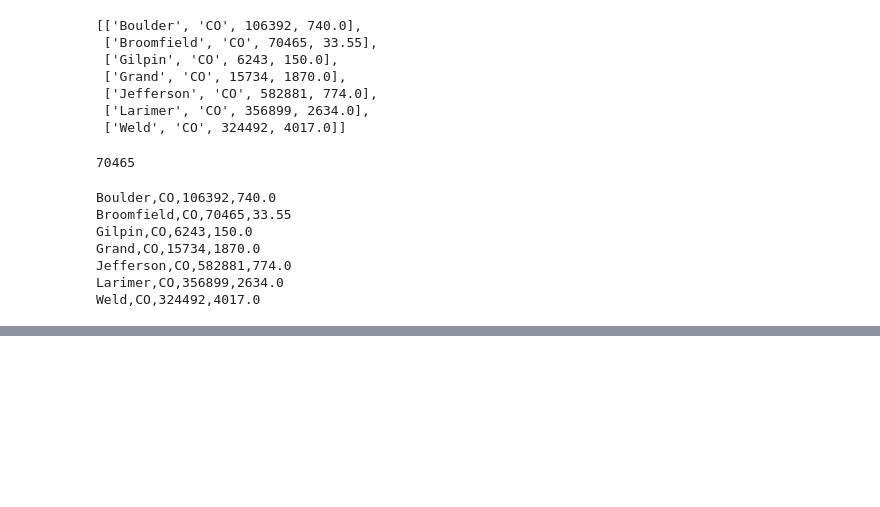
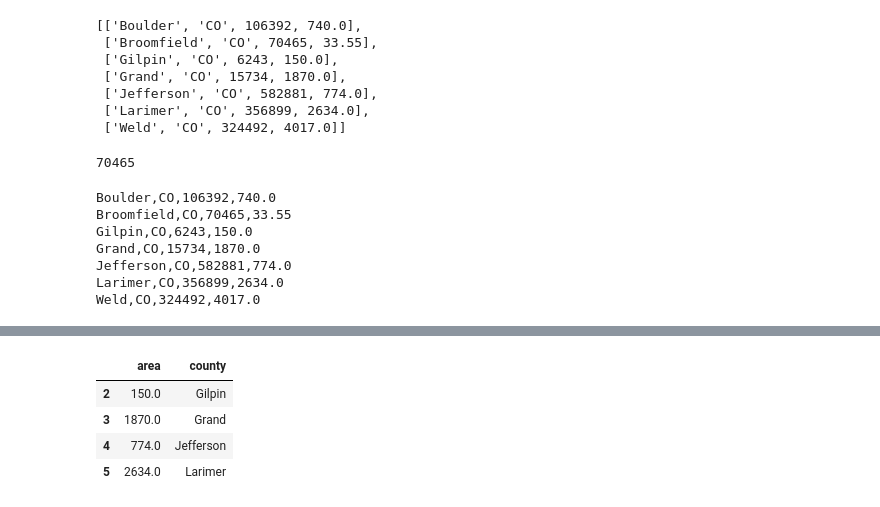
Before and after one commit to jtstanley/DS2_materials, a Jupyter notebook: Intro_python_discussion.ipynb, the cells around one changed output, grey strips where cells are left out. Saved outputs shown, nothing was run; the diff lists cells and outputs as text; code cells hidden in the pictures; blank space fills up the shorter version.

```diff
--- a/Intro_python_discussion.ipynb
+++ b/Intro_python_discussion.ipynb
@@ -322,0 +444,11 @@ Weld,CO,324492,4017.0
+# %%
+county_df['area']
+
+x = ['area', 'county']
+county_df[2:6][x]
+# %% [output]
+|  | area | county |
+| 2 | 150.0 | Gilpin |
+| 3 | 1870.0 | Grand |
+| 4 | 774.0 | Jefferson |
+| 5 | 2634.0 | Larimer |
```
Also changed, not shown: parts of 24 cells of this notebook.
